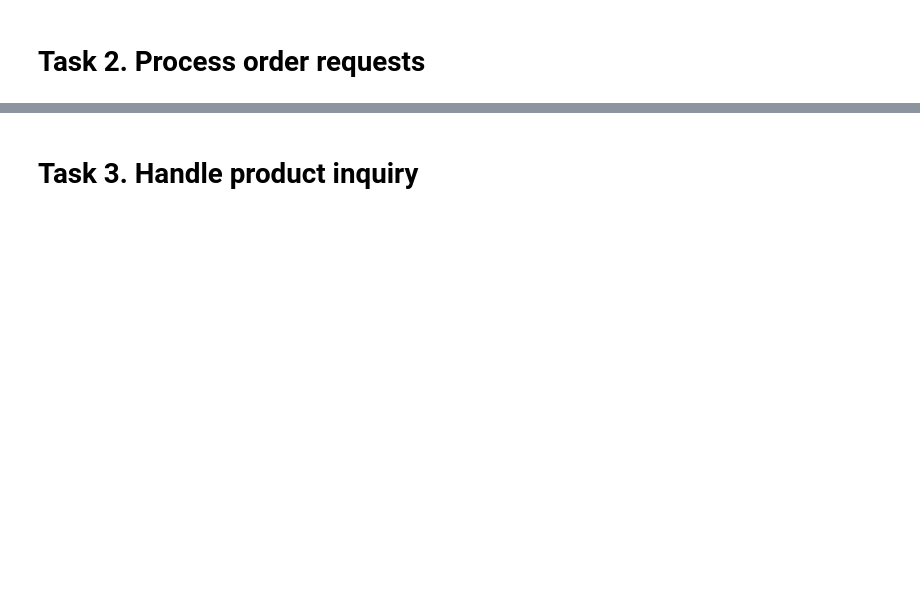
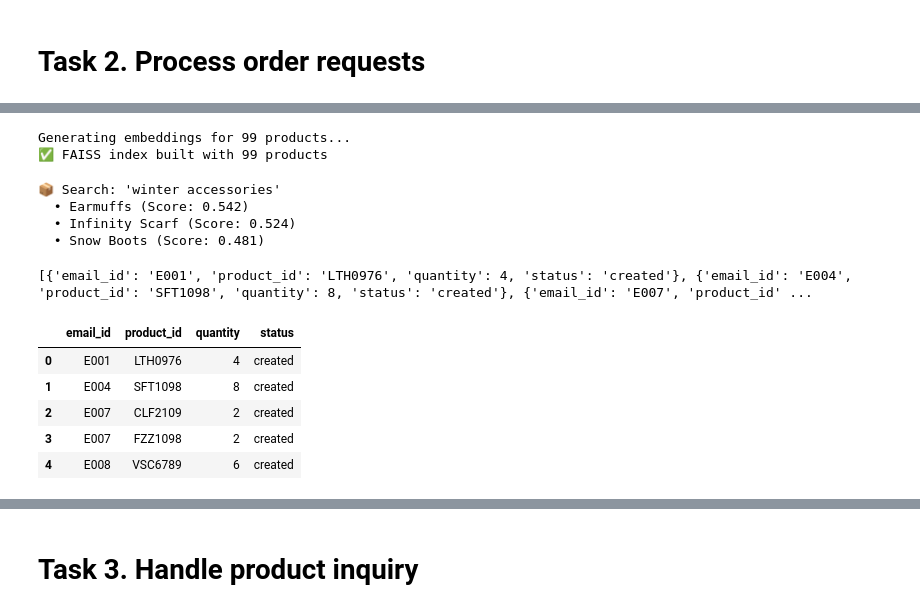
Before and after one commit to pbanavara/notebooks, a Jupyter notebook: Solve_Business_Problems_with_AI.ipynb, the cells around one changed output, grey strips where cells are left out. Cells and saved outputs as stored; diff of their text form; code cells hidden in the pictures; blank space fills up the shorter version.

```diff
--- a/Solve_Business_Problems_with_AI.ipynb
+++ b/Solve_Business_Problems_with_AI.ipynb
@@ -188,0 +436,18 @@ print(f"Shareable link: https://docs.google.com/spreadsheets/d/{output_document.
+# %%
+vector_store = ProductCatalogVectorStore(use_openai=True)
+vector_store.build_index(products_df)
+# %% [output]
+Generating embeddings for 99 products...
+✅ FAISS index built with 99 products
+# %%
+# Test
+results = vector_store.search("winter accessories", k=3)
+print(f"\n📦 Search: 'winter accessories'")
+for result in results:
+    product = result["product_info"]
+    print(f"  • {product['name']} (Score: {result['similarity_score']:.3f})")
+# %% [output]
+📦 Search: 'winter accessories'
+  • Earmuffs (Score: 0.542)
+  • Infinity Scarf (Score: 0.524)
+  • Snow Boots (Score: 0.481)
@@ -188,0 +549,41 @@ print(f"Shareable link: https://docs.google.com/spreadsheets/d/{output_document.
+# %%
+#Prepare the order status output with the following fields email ID, product ID, quantity, status ("created", "out of stock")
+
+rows_data = []  # Build list first instead of empty DataFrame
+
+for row in order_tool_messages:
+    try:
+        email_id = row["enail_id"]  # Fixed typo: was 'enail_id'
+        tool_output = json.loads(json.loads(row["content"]))
+
+        if tool_output:
+            product_id = tool_output[0].get("product_id")
+            quantity = tool_output[0].get("stock", 0)  # Safe access with default
+            status = "created" if quantity > 0 else "out of stock"
+
+            rows_data.append(
+                {
+                    "email_id": email_id,
+                    "product_id": product_id,
+                    "quantity": quantity,
+                    "status": status,
+                }
+            )
+    except (json.JSONDecodeError, KeyError, IndexError) as e:
+        print(f"❌ Error processing row: {e}")
+        continue
+
+print(rows_data)
+# Create DataFrame in one go (MUCH faster)
+order_status_df = pd.DataFrame(rows_data)
+# %% [output]
+[{'email_id': 'E001', 'product_id': 'LTH0976', 'quantity': 4, 'status': 'created'}, {'email_id': 'E004', 'product_id': 'SFT1098', 'quantity': 8, 'status': 'created'}, {'email_id': 'E007', 'product_id' ...
+# %%
+order_status_df.head()
+# %% [output]
+|  | email_id | product_id | quantity | status |
+| 0 | E001 | LTH0976 | 4 | created |
+| 1 | E004 | SFT1098 | 8 | created |
+| 2 | E007 | CLF2109 | 2 | created |
+| 3 | E007 | FZZ1098 | 2 | created |
+| 4 | E008 | VSC6789 | 6 | created |
```
Also changed, not shown: parts of 23 cells of this notebook.
